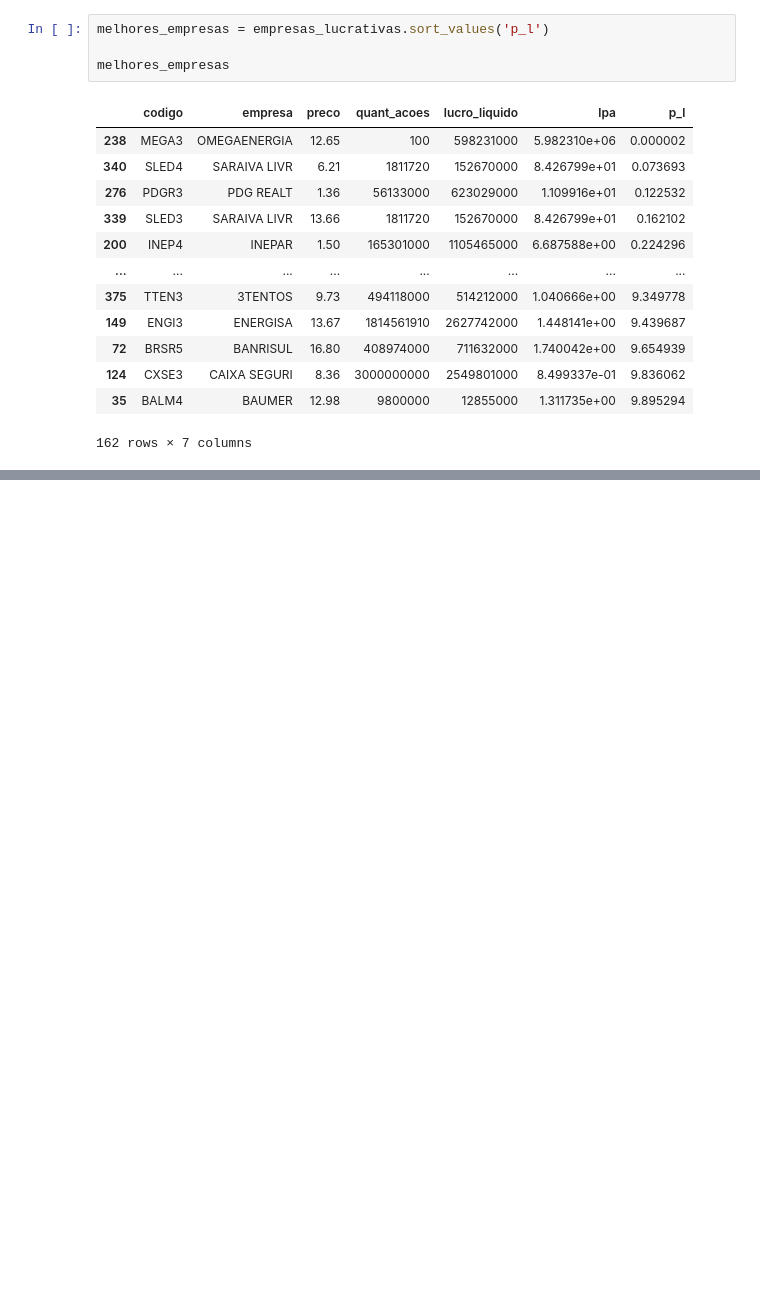
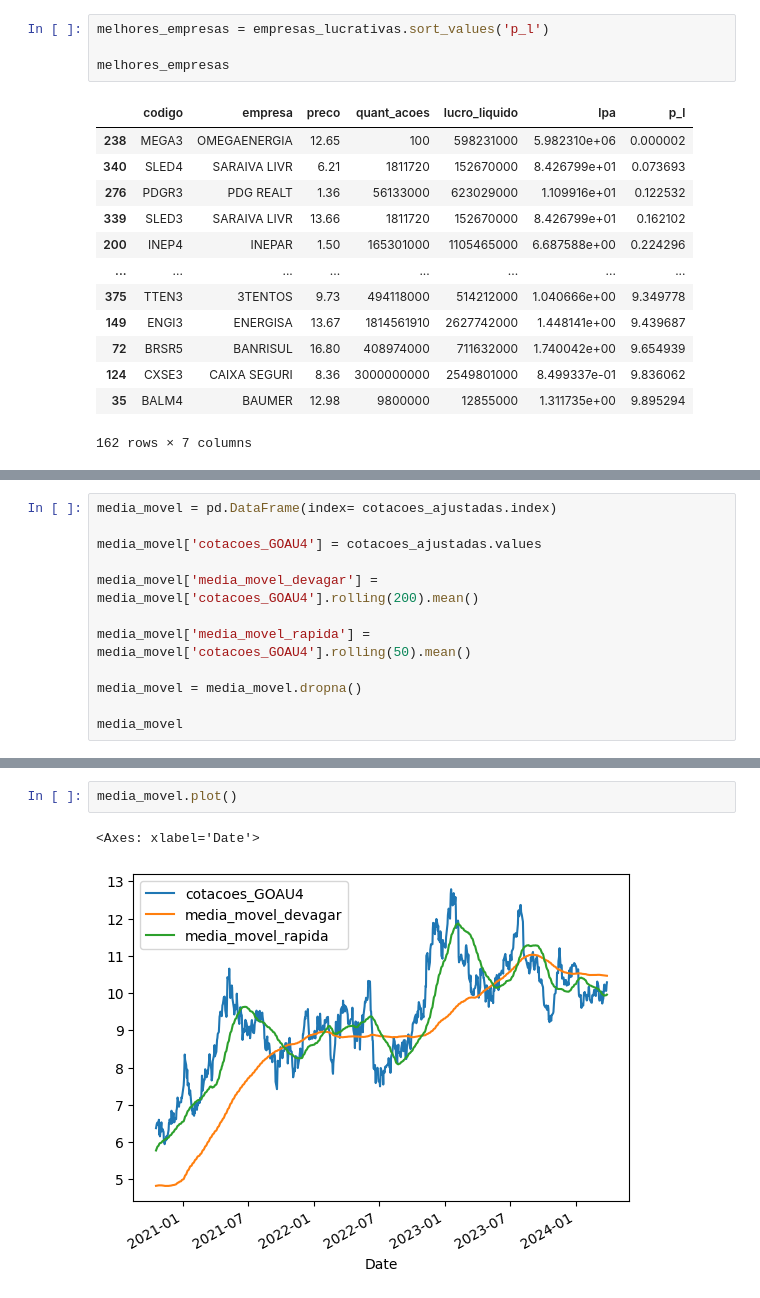
Before and after one commit to hg-kaua/CodeToCoin, a Jupyter notebook: Analysis/intro.ipynb, the cells around one changed output, grey strips where cells are left out. Saved outputs shown, nothing was run; the diff lists cells and outputs as text; blank space fills up the shorter version.

Commit message:
Add DataFrame with best companies rank
implement 200 and 50 moving averages and plotted indicators for analysis

```diff
--- a/Analysis/intro.ipynb
+++ b/Analysis/intro.ipynb
@@ -228,0 +256,12 @@ melhores_empresas
+# %%
+media_movel = pd.DataFrame(index= cotacoes_ajustadas.index)
+
+media_movel['cotacoes_GOAU4'] = cotacoes_ajustadas.values
+
+media_movel['media_movel_devagar'] = media_movel['cotacoes_GOAU4'].rolling(200).mean()
+
+media_movel['media_movel_rapida'] = media_movel['cotacoes_GOAU4'].rolling(50).mean()
+
+media_movel = media_movel.dropna()
+
+media_movel
@@ -228,0 +283,5 @@ melhores_empresas
+# %%
+media_movel.plot()
+# %% [output]
+<Axes: xlabel='Date'>
+[figure, added]
```
Also changed, not shown: parts of 3 cells of this notebook.
